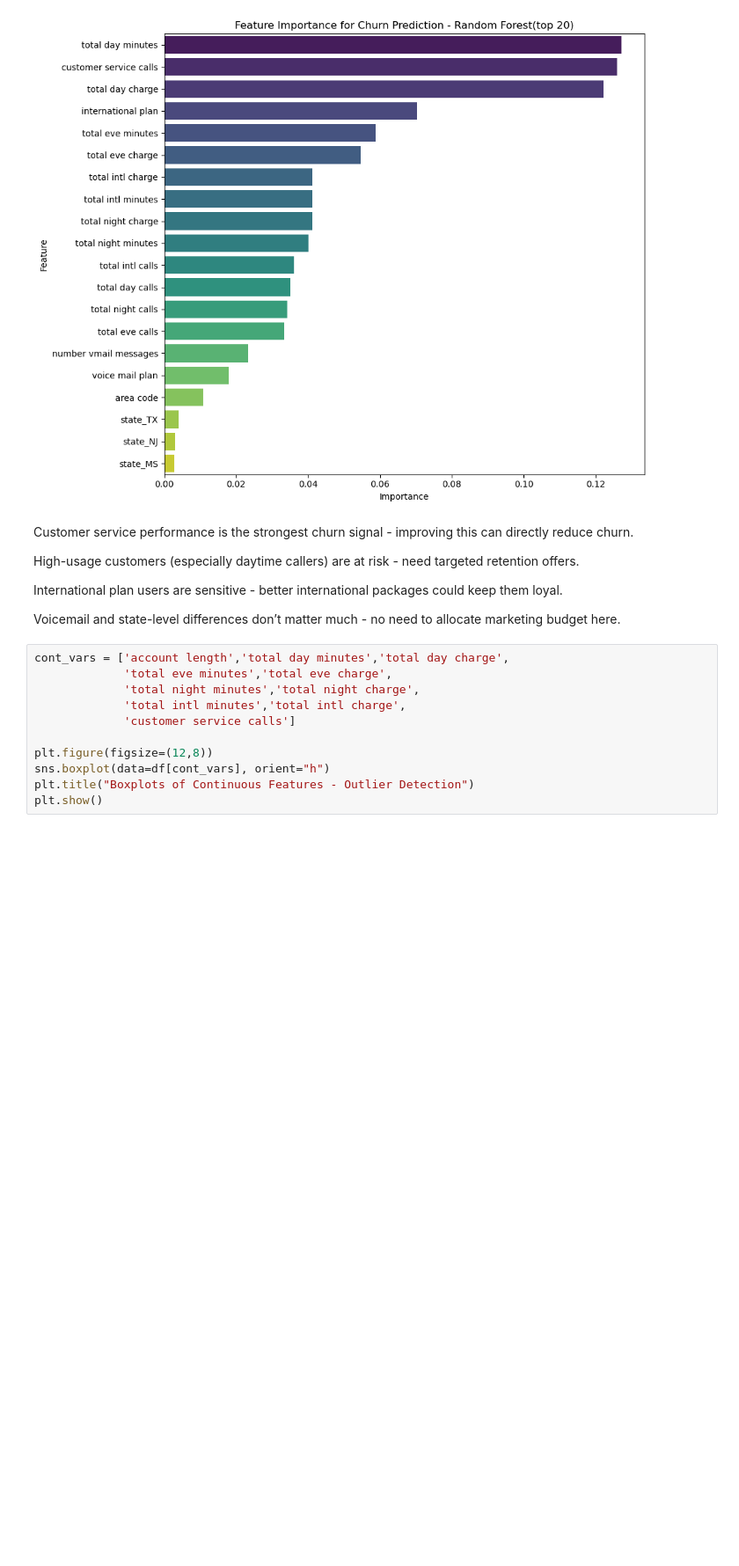
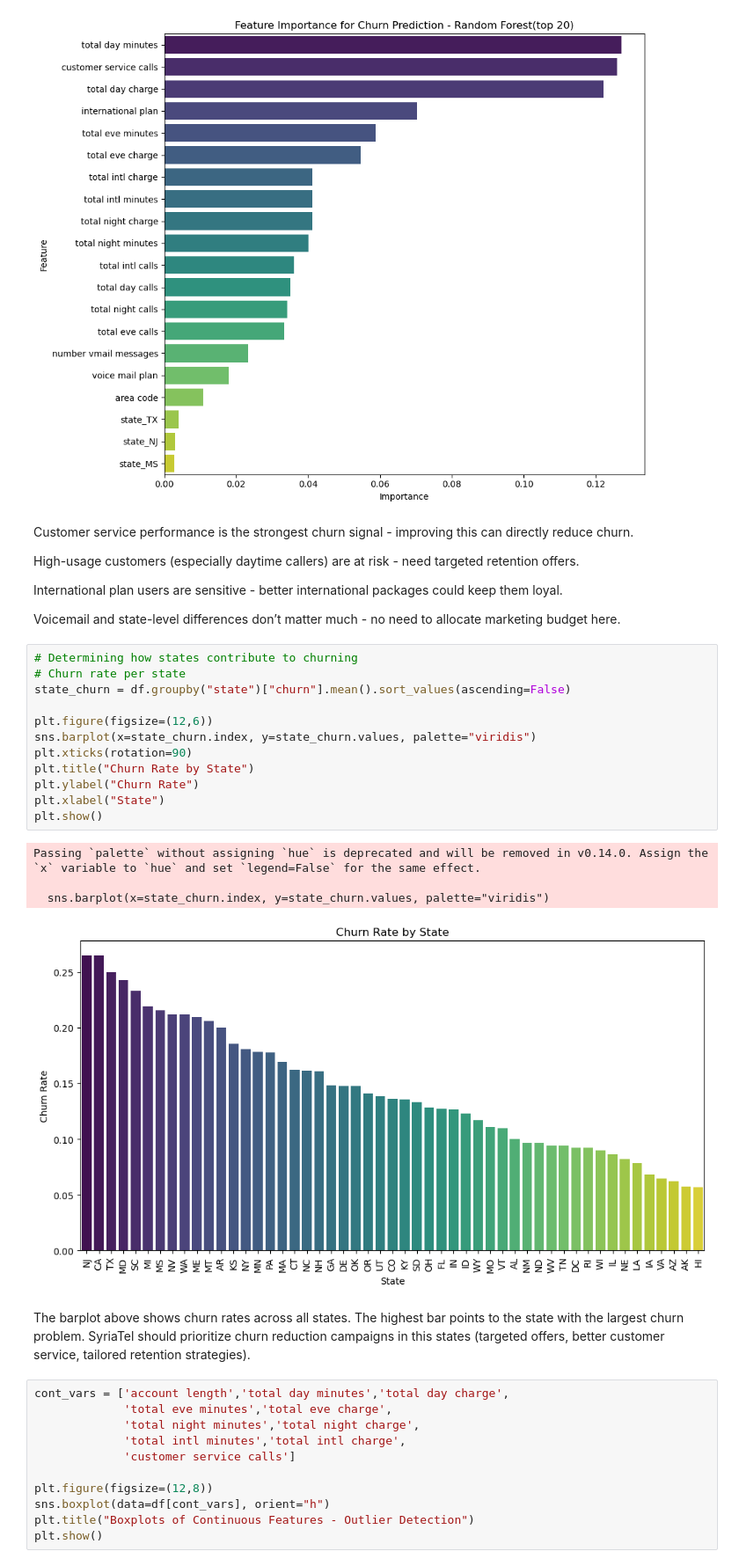
Before and after one commit to Smwangi1/SyriaTel, a Jupyter notebook: classification-analysis.ipynb, the cells around one changed output. Shown: that part at 88% size. Cells and saved outputs as stored; diff of their text form; blank space fills up the shorter version.

```diff
--- a/classification-analysis.ipynb
+++ b/classification-analysis.ipynb
@@ -420,6 +427,25 @@ High-usage customers (especially daytime callers) are at risk - need targeted re
 International plan users are sensitive - better international packages could keep them loyal.
 
 Voicemail and state-level differences don’t matter much - no need to allocate marketing budget here.
+# %%
+# Determining how states contribute to churning
+# Churn rate per state
+state_churn = df.groupby("state")["churn"].mean().sort_values(ascending=False)
+
+plt.figure(figsize=(12,6))
+sns.barplot(x=state_churn.index, y=state_churn.values, palette="viridis")
+plt.xticks(rotation=90)
+plt.title("Churn Rate by State")
+plt.ylabel("Churn Rate")
+plt.xlabel("State")
+plt.show()
+# %% [output]
+Passing `palette` without assigning `hue` is deprecated and will be removed in v0.14.0. Assign the `x` variable to `hue` and set `legend=False` for the same effect.
+
+  sns.barplot(x=state_churn.index, y=state_churn.values, palette="viridis")
+[figure, added]
+# %% [markdown]
+The barplot above shows churn rates across all states. The highest bar points to the state with the largest churn problem. SyriaTel should prioritize churn reduction campaigns in this states (targeted offers, better customer service, tailored retention strategies).
 # %%
 cont_vars = ['account length','total day minutes','total day charge',
              'total eve minutes','total eve charge',
```
Also changed, not shown: parts of 39 cells of this notebook.
